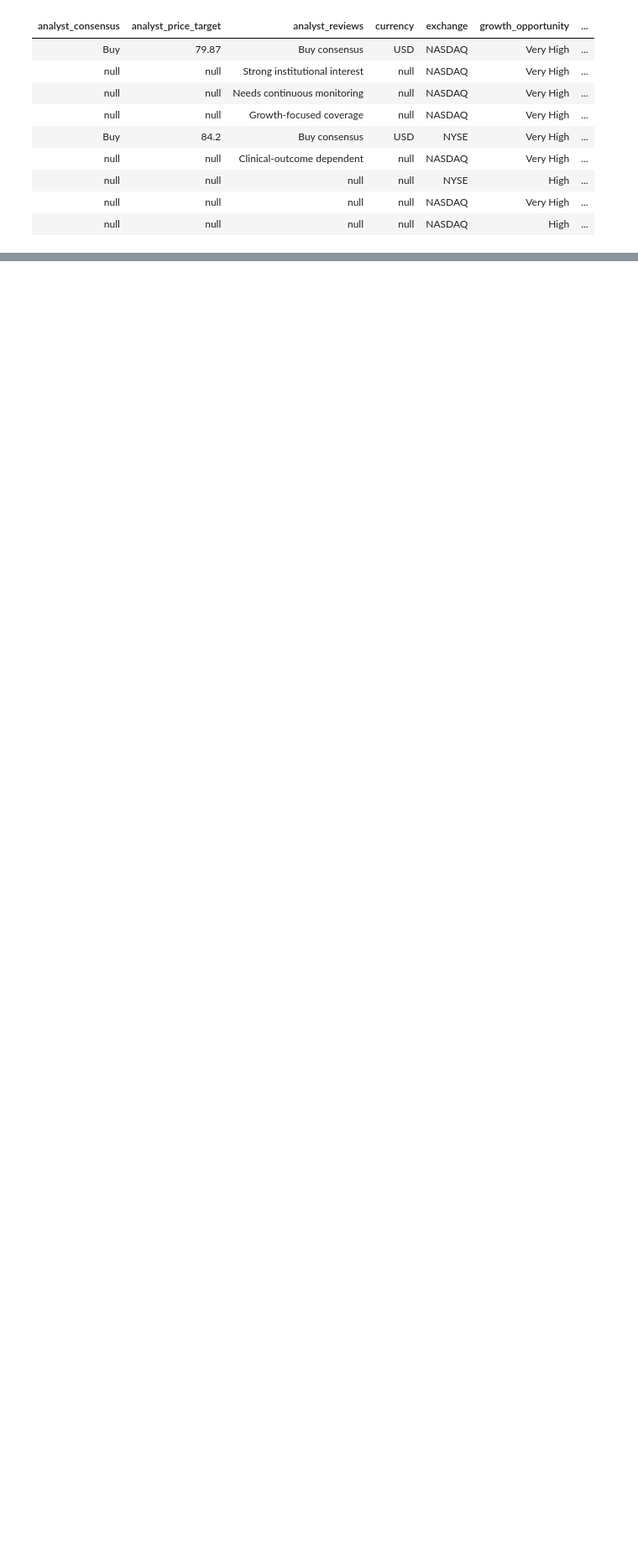
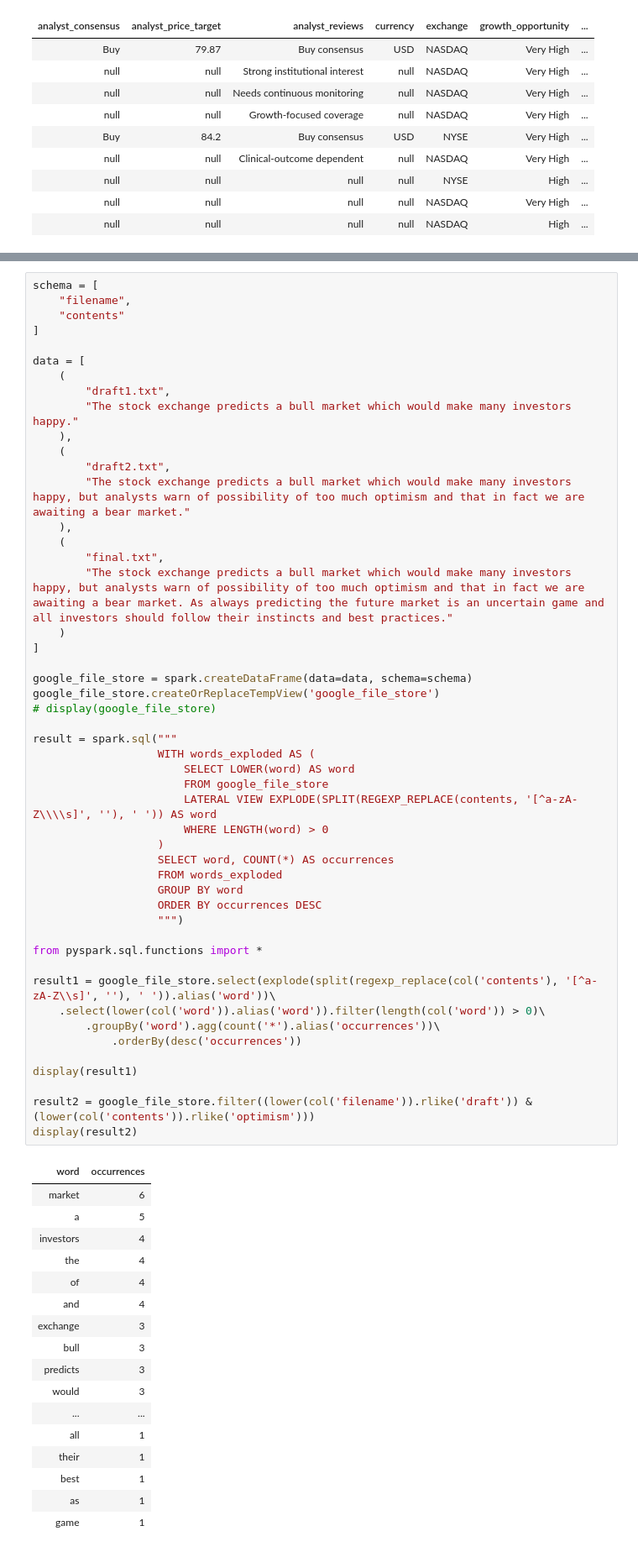
Before and after one commit to Atharv-Pawar/PySpark, a Jupyter notebook: stratascratch 2026-08-09 16_54_21.ipynb, the cells around one changed output, grey strips where cells are left out. Shown at 84% size. Drawn from its saved outputs; the diff is of its cells as text; blank space fills up the shorter version.

```diff
--- a/stratascratch 2026-08-09 16_54_21.ipynb
+++ b/stratascratch 2026-08-09 16_54_21.ipynb
@@ -205,0 +517,67 @@ display(us_high_growth_micro_small_cap_stocks)
+# %%
+schema = [
+    "filename",
+    "contents"
+]
+
+data = [
+    (
+        "draft1.txt",
+        "The stock exchange predicts a bull market which would make many investors happy."
+    ),
+    (
+        "draft2.txt",
+        "The stock exchange predicts a bull market which would make many investors happy, but analysts warn of possibility of too much optimism and that in fact we are awaiting a bear market."
+    ),
+    (
+        "final.txt",
+        "The stock exchange predicts a bull market which would make many investors happy, but analysts warn of possibility of too much optimism and that in fact we are awaiting a bear market. As always predicting the future market is an uncertain game and all investors should follow their instincts and best practices."
+    )
+]
+
+google_file_store = spark.createDataFrame(data=data, schema=schema)
+google_file_store.createOrReplaceTempView('google_file_store')
+# display(google_file_store)
+
+result = spark.sql("""
+                   WITH words_exploded AS (
+                       SELECT LOWER(word) AS word
+                       FROM google_file_store
+                       LATERAL VIEW EXPLODE(SPLIT(REGEXP_REPLACE(contents, '[^a-zA-Z\\\\s]', ''), ' ')) AS word
+                       WHERE LENGTH(word) > 0
+                   )
+                   SELECT word, COUNT(*) AS occurrences
+                   FROM words_exploded
+                   GROUP BY word
+                   ORDER BY occurrences DESC
+                   """)
+
+from pyspark.sql.functions import *
+
+result1 = google_file_store.select(explode(split(regexp_replace(col('contents'), '[^a-zA-Z\\s]', ''), ' ')).alias('word'))\
+    .select(lower(col('word')).alias('word')).filter(length(col('word')) > 0)\
+        .groupBy('word').agg(count('*').alias('occurrences'))\
+            .orderBy(desc('occurrences'))
+
+display(result1)
+
+result2 = google_file_store.filter((lower(col('filename')).rlike('draft')) & (lower(col('contents')).rlike('optimism')))
+display(result2)
+# %% [output]
+| word | occurrences |
+| market | 6 |
+| a | 5 |
+| investors | 4 |
+| the | 4 |
+| of | 4 |
+| and | 4 |
+| exchange | 3 |
+| bull | 3 |
+| predicts | 3 |
+| would | 3 |
+| ... | ... |
+| all | 1 |
+| their | 1 |
+| best | 1 |
+| as | 1 |
+| game | 1 |
```
Also changed, not shown: parts of 9 cells of this notebook.
